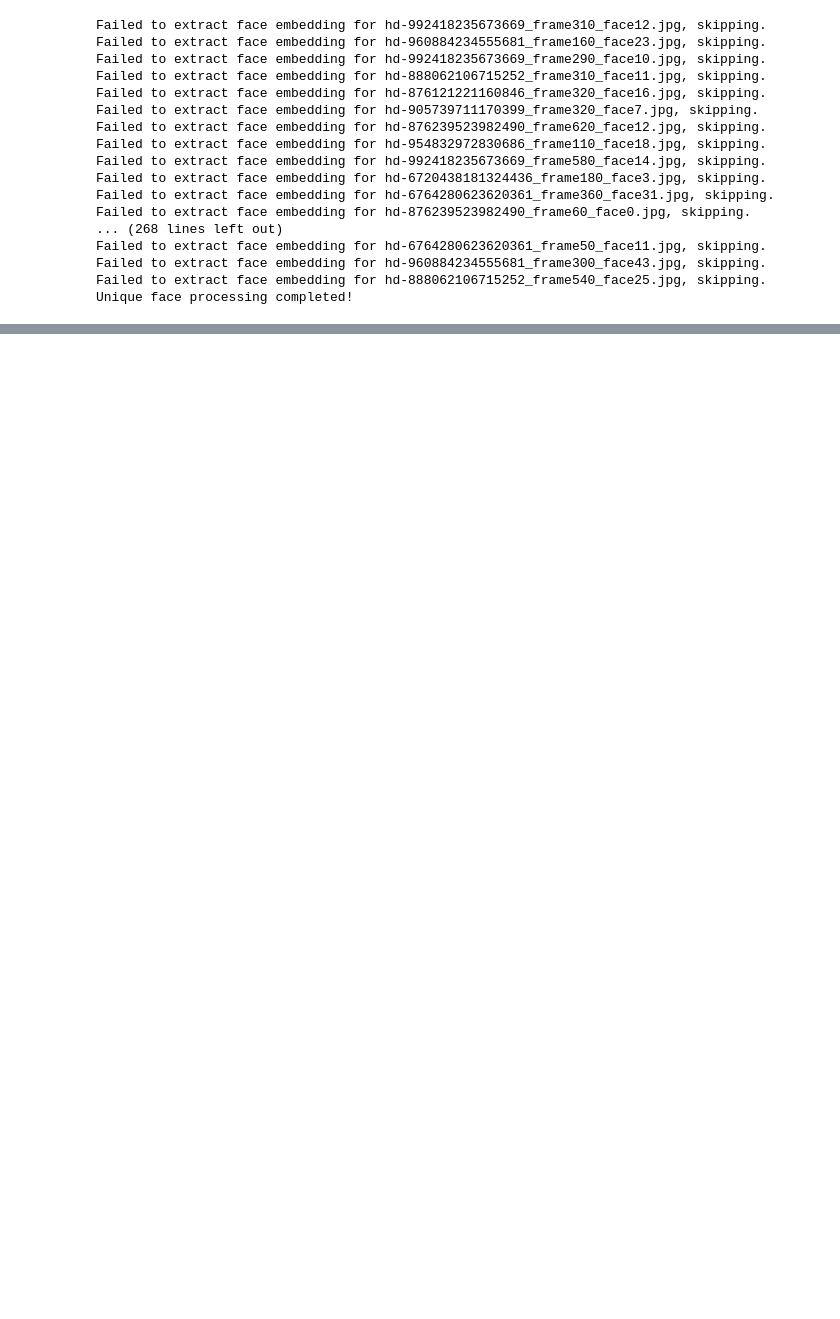
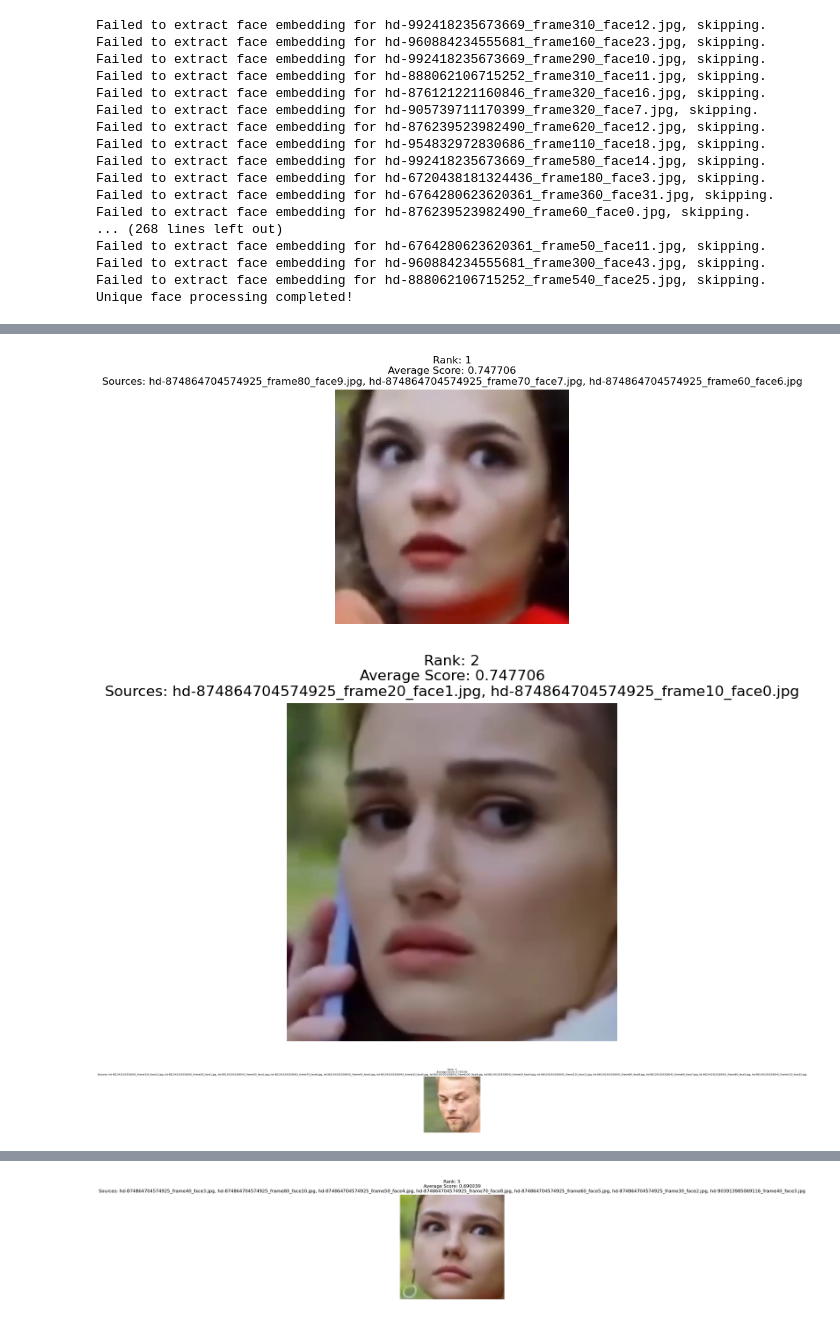
Before and after one commit to VishistB/Influencer-Face-Metrics, a Jupyter notebook: Jupyter_notebooks/Facial_similarity.ipynb, the cells around one changed output, grey strips where cells are left out. Cells and saved outputs as stored; diff of their text form; code cells hidden in the pictures; blank space fills up the shorter version.

```diff
--- a/Jupyter_notebooks/Facial_similarity.ipynb
+++ b/Jupyter_notebooks/Facial_similarity.ipynb
@@ -111,3 +111,74 @@ Failed to extract face embedding for hd-6764280623620361_frame50_face11.jpg, ski
 Failed to extract face embedding for hd-960884234555681_frame300_face43.jpg, skipping.
 Failed to extract face embedding for hd-888062106715252_frame540_face25.jpg, skipping.
 Unique face processing completed!
+# %%
+import os
+from pathlib import Path
+import matplotlib.pyplot as plt
+import cv2
+
+# Paths
+UNIQUE_FACE_IMG_FOLDER = "unique_influencer_face_data/face_img"
+UNIQUE_FACE_SCORE_FOLDER = "unique_influencer_face_data/face_score"
+
+TOP_N = 5
+
+def get_top_influencers(score_folder, top_n):
+    influencer_scores = []
+
+    for score_file in os.listdir(score_folder):
+        score_path = os.path.join(score_folder, score_file)
+        with open(score_path, "r") as f:
+            lines = f.readlines()
+
+            avg_score_line = next(line for line in lines if "Average Score:" in line)
+            avg_score = float(avg_score_line.split(":")[1].strip())
+
+            sources_start_idx = lines.index("Sources:\n") + 1
+            sources = [line.strip() for line in lines[sources_start_idx:]]
+
+            influencer_scores.append({
+                "file": Path(score_file).stem,
+                "avg_score": avg_score,
+                "sources": sources
+            })
+
+    influencer_scores.sort(key=lambda x: x["avg_score"], reverse=True)
+
+    return influencer_scores[:top_n]
+
+def display_influencers(top_influencers, img_folder):
+    """
+    Displays the top influencers along with their images.
+
+    :param top_influencers: List of top influencers with their scores and sources.
+    :param img_folder: Path to the folder containing face images.
+    """
+    for idx, influencer in enumerate(top_influencers, start=1):
+        img_path = os.path.join(img_folder, f"{influencer['file']}.jpg")
+
+        if os.path.exists(img_path):
+            img = cv2.imread(img_path)
+            img = cv2.cvtColor(img, cv2.COLOR_BGR2RGB)
+
+            plt.figure(figsize=(5, 5))
+            plt.imshow(img)
+            plt.axis('off')
+            plt.title(f"Rank: {idx}\nAverage Score: {influencer['avg_score']}\nSources: {', '.join(influencer['sources'])}")
+            plt.show()
+        else:
+            print(f"Image not found for {influencer['file']}")
+
+def main():
+    top_influencers = get_top_influencers(UNIQUE_FACE_SCORE_FOLDER, TOP_N)
+
+    print(f"Top {TOP_N} Influencers:")
+    for idx, influencer in enumerate(top_influencers, start=1):
+        print(f"{idx}. {influencer['file']} - Average Score: {influencer['avg_score']}")
+        print(f"   Sources: {', '.join(influencer['sources'])}")
+
+    display_influencers(top_influencers, UNIQUE_FACE_IMG_FOLDER)
+
+if __name__ == "__main__":
+    main()
+# %% [output]
@@ -113,0 +196,3 @@ Unique face processing completed!
+[figure, added]
+[figure, added]
+[figure, added]
@@ -113,0 +200 @@ Unique face processing completed!
+[figure, added]
```
Also changed, not shown: parts of 3 cells of this notebook, 2 other files.
